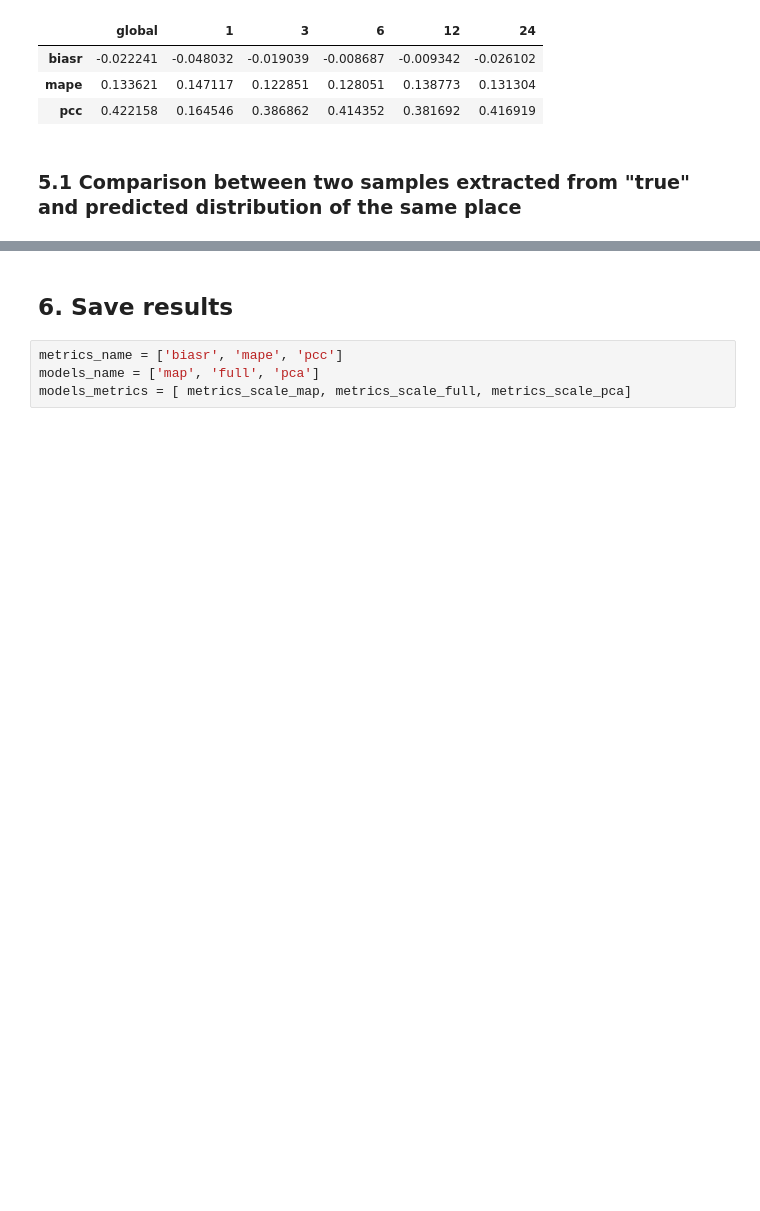
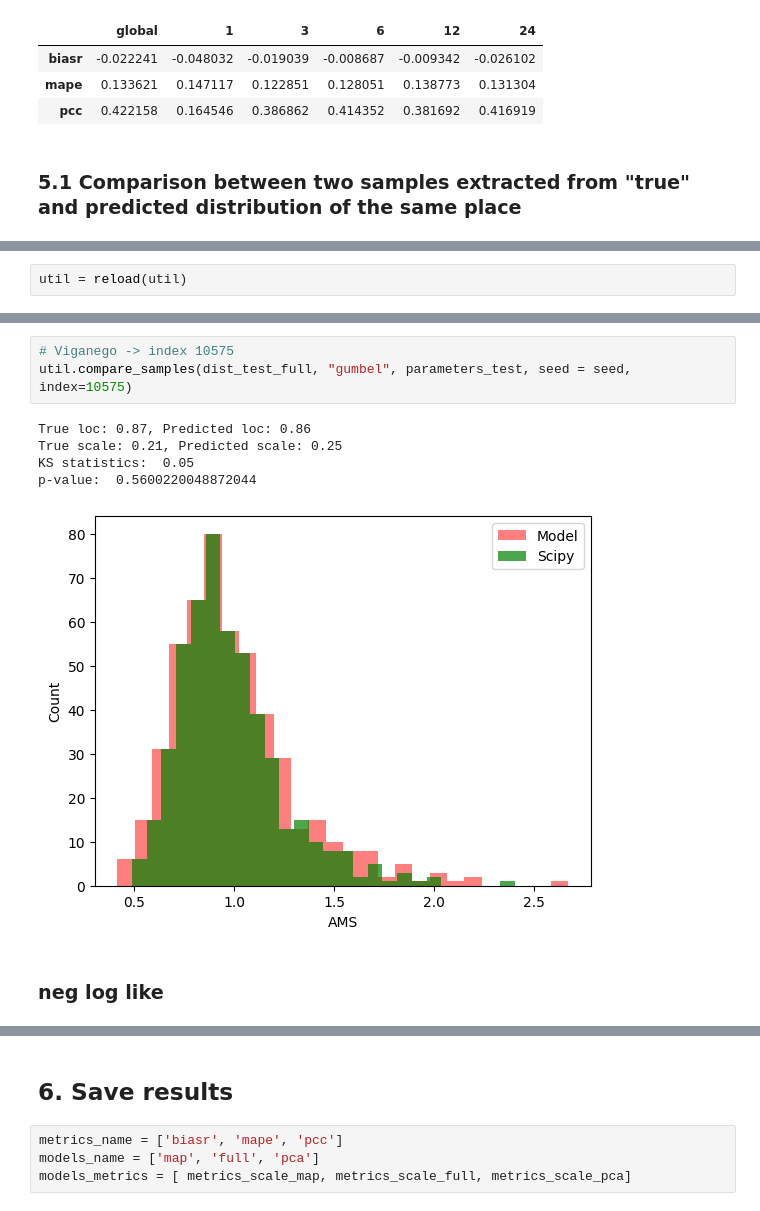
Before and after one commit to oshodiS/Rainfall-BetaEstimation, a Jupyter notebook: Rainfall GUMBELL.ipynb, the cells around one changed output, grey strips where cells are left out. Saved outputs shown, nothing was run; the diff lists cells and outputs as text; blank space fills up the shorter version.

```diff
--- a/Rainfall GUMBELL.ipynb
+++ b/Rainfall GUMBELL.ipynb
@@ -726,0 +716,2 @@ KS statistics:  0.0522
+# %%
+util = reload(util)
@@ -726,0 +727,11 @@ KS statistics:  0.0522
+# %%
+# Viganego -> index 10575
+util.compare_samples(dist_test_full, "gumbel", parameters_test, seed = seed, index=10575)
+# %% [output]
+True loc: 0.87, Predicted loc: 0.86
+True scale: 0.21, Predicted scale: 0.25
+KS statistics:  0.05
+p-value:  0.5600220048872044
+[figure, added]
+# %% [markdown]
+### neg log like
```
Also changed, not shown: parts of 11 cells of this notebook, 3 other files.
